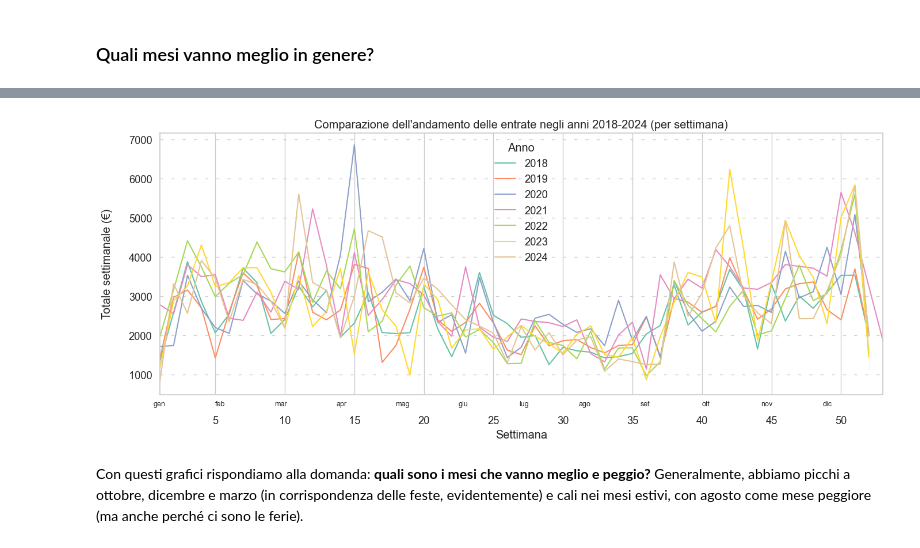
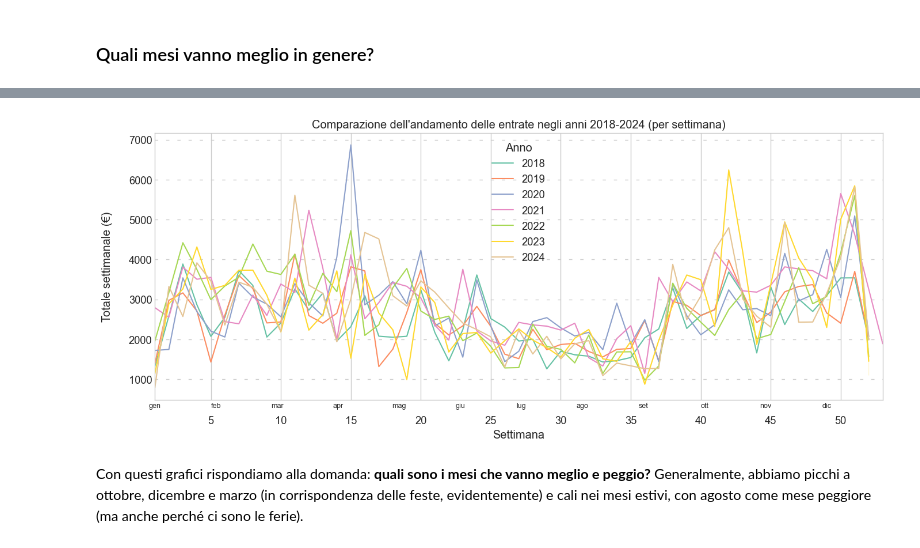
Before and after one commit to panda-with-issues/Fond-Scienze-dei-Dati-progetto, a Jupyter notebook: analisi_corrispettivi_la_di_cjastelan.ipynb, the cells around one changed output, grey strips where cells are left out. Drawn from its saved outputs; the diff is of its cells as text; code cells hidden in the pictures.

```diff
--- a/analisi_corrispettivi_la_di_cjastelan.ipynb
+++ b/analisi_corrispettivi_la_di_cjastelan.ipynb
@@ -832,6 +835,5 @@ import matplotlib.dates as mdates
 import seaborn as sns
 %matplotlib inline
 plt.style.use('seaborn-v0_8-whitegrid')
-sns.set(style="whitegrid", font_scale=1.2)
 # %% [markdown]
 ### Quali mesi vanno meglio in genere?
@@ -875,0 +899,13 @@ plt.show()
+# %%
+# Per sovrapporre gli anni, ricampioniamo settimanalmente
+compar_anni = corrispettivi_df.resample('W').sum()
+compar_anni['Totale settimanale (€)'] = compar_anni.sum(axis=1)
+
+# compar_anni.reset_index(inplace=True)
+compar_anni['Settimana'] = compar_anni.index.isocalendar().week
+compar_anni['Anno'] = compar_anni.index.year
+# leviamo il 2025
+compar_anni = compar_anni[ compar_anni['Anno'] < 2025 ]
+
+print('Dataset ricampionato settimanalmente')
+compar_anni
@@ -876,32 +929,24 @@ plt.show()
 # %%
-compar_anni = corrispettivi_df.resample('W').sum()
-compar_anni['Totale settimanale (€)'] = compar_anni.sum(axis=1)
-
-compar_anni.reset_index(inplace=True)
-compar_anni['Settimana'] = compar_anni['Data'].dt.isocalendar().week
-compar_anni['Anno'] = compar_anni['Data'].dt.year
-# leviamo il 2025
-compar_anni = compar_anni[ compar_anni['Anno'] < 2025 ]
-
 plt.figure(figsize=(14, 6))
 sns.lineplot(data=compar_anni, x='Settimana', y='Totale settimanale (€)', hue='Anno', palette=sns.color_palette('Set2', 7))
 ax = plt.gca()
 
 ax.set_xticks(ticks=range(0, 53, 5))
 ax.tick_params(axis='x', which='major', pad=20)
 # mesi come minor ticks
 ax.set_xticks(np.linspace(1, 49, 12), minor=True)
 ax.set_xticklabels([d.strftime('%b') for d in pd.date_range('2024-01-01', '2024-12-31', freq='MS')], minor=True, fontsize=9) # MS month start frequency
 ax.set_xlim(1, 53)
 
 ax.set_ylabel(ax.get_ylabel(), labelpad=20)
 
 ax.grid(axis='y', linestyle=(0, (4, 10))) #(0, (3, 10, 1, 15)) means (3pt line, 10pt space, 1pt line, 15pt space) with no offset, while (5, (10, 3)), means (10pt line, 3pt space), but skip the first 5pt line
 
 ax.set_title("Comparazione dell'andamento delle entrate negli anni 2018-2024 (per settimana)")
+
 plt.tight_layout()
 plt.show()
 # %% [output]
-[figure, old version]
+[figure, new version]
 # %% [markdown]
 Con questi grafici rispondiamo alla domanda: **quali sono i mesi che vanno meglio e peggio?** Generalmente, abbiamo picchi a ottobre, dicembre e marzo (in corrispondenza delle feste, evidentemente) e cali nei mesi estivi, con agosto come mese peggiore (ma anche perché ci sono le ferie).
```
Also changed, not shown: parts of 15 cells of this notebook.
